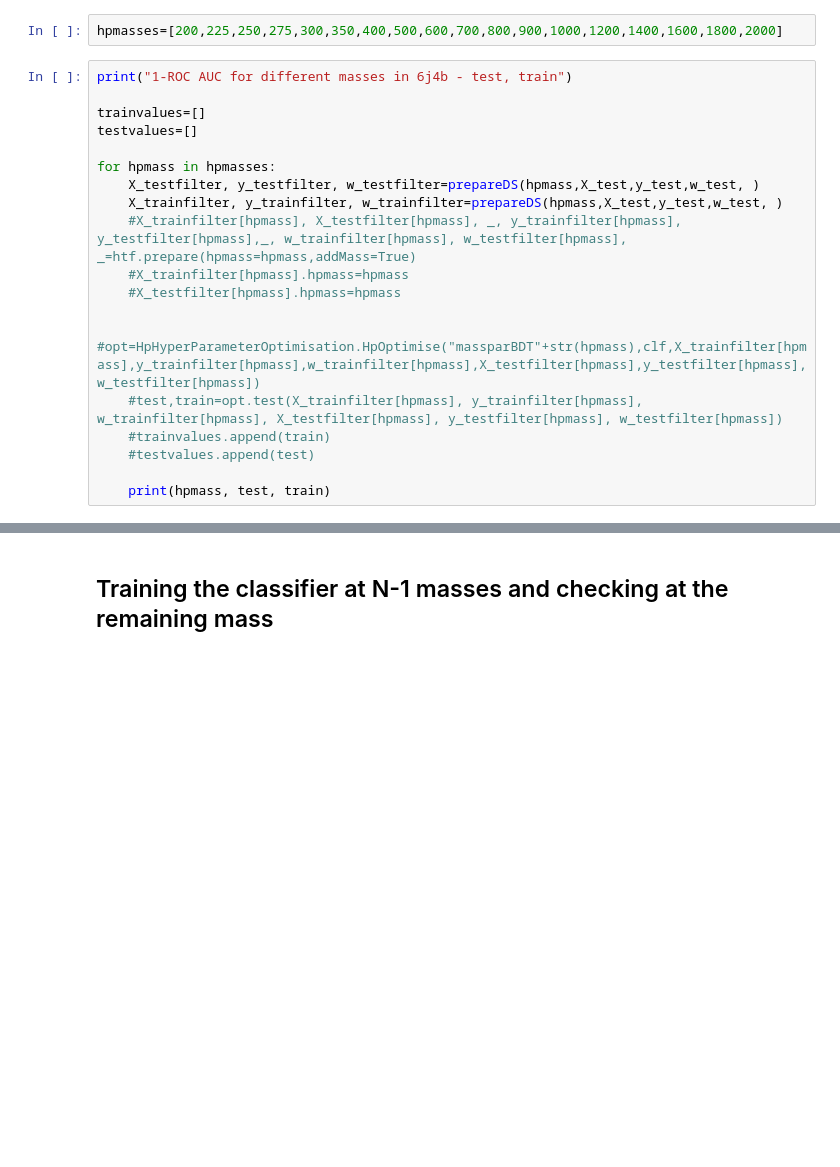
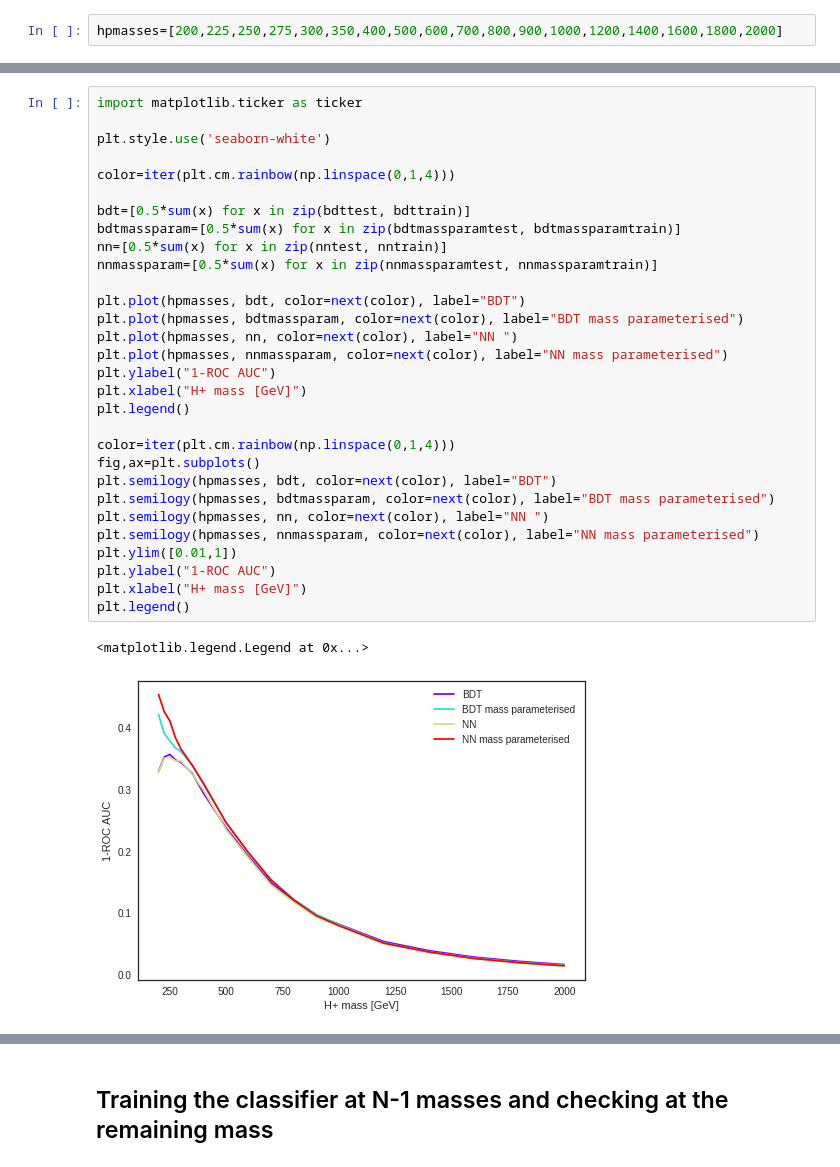
Before and after one commit to asalvadorsalas/HplusML, a Jupyter notebook: MassParameterisedNN.ipynb, the cells around one changed output, grey strips where cells are left out. Drawn from its saved outputs; the diff is of its cells as text; blank space fills up the shorter version.

```diff
--- a/MassParameterisedNN.ipynb
+++ b/MassParameterisedNN.ipynb
@@ -241,21 +266,2 @@ def prepareDS(hpmass,X,y,w,hpmasses):
 # %%
 hpmasses=[200,225,250,275,300,350,400,500,600,700,800,900,1000,1200,1400,1600,1800,2000]
-# %%
-print("1-ROC AUC for different masses in 6j4b - test, train")
-
-trainvalues=[]
-testvalues=[]
-
-for hpmass in hpmasses:
-    X_testfilter, y_testfilter, w_testfilter=prepareDS(hpmass,X_test,y_test,w_test, )
-    X_trainfilter, y_trainfilter, w_trainfilter=prepareDS(hpmass,X_test,y_test,w_test, )
-    #X_trainfilter[hpmass], X_testfilter[hpmass], _, y_trainfilter[hpmass], y_testfilter[hpmass],_, w_trainfilter[hpmass], w_testfilter[hpmass], _=htf.prepare(hpmass=hpmass,addMass=True)
-    #X_trainfilter[hpmass].hpmass=hpmass
-    #X_testfilter[hpmass].hpmass=hpmass
-
-    #opt=HpHyperParameterOptimisation.HpOptimise("massparBDT"+str(hpmass),clf,X_trainfilter[hpmass],y_trainfilter[hpmass],w_trainfilter[hpmass],X_testfilter[hpmass],y_testfilter[hpmass],w_testfilter[hpmass])
-    #test,train=opt.test(X_trainfilter[hpmass], y_trainfilter[hpmass], w_trainfilter[hpmass], X_testfilter[hpmass], y_testfilter[hpmass], w_testfilter[hpmass])
-    #trainvalues.append(train)
-    #testvalues.append(test)
-
-    print(hpmass, test, train)
@@ -316,0 +344,33 @@ Saving plot as  validationcurve_GradientBoostingClassifier_massparBDT800_max_dep
+# %%
+import matplotlib.ticker as ticker
+
+plt.style.use('seaborn-white')
+
+color=iter(plt.cm.rainbow(np.linspace(0,1,4)))
+
+bdt=[0.5*sum(x) for x in zip(bdttest, bdttrain)]
+bdtmassparam=[0.5*sum(x) for x in zip(bdtmassparamtest, bdtmassparamtrain)]
+nn=[0.5*sum(x) for x in zip(nntest, nntrain)]
+nnmassparam=[0.5*sum(x) for x in zip(nnmassparamtest, nnmassparamtrain)]
+
+plt.plot(hpmasses, bdt, color=next(color), label="BDT")
+plt.plot(hpmasses, bdtmassparam, color=next(color), label="BDT mass parameterised")
+plt.plot(hpmasses, nn, color=next(color), label="NN ")
+plt.plot(hpmasses, nnmassparam, color=next(color), label="NN mass parameterised")
+plt.ylabel("1-ROC AUC")
+plt.xlabel("H+ mass [GeV]")
+plt.legend()
+
+color=iter(plt.cm.rainbow(np.linspace(0,1,4)))
+fig,ax=plt.subplots()
+plt.semilogy(hpmasses, bdt, color=next(color), label="BDT")
+plt.semilogy(hpmasses, bdtmassparam, color=next(color), label="BDT mass parameterised")
+plt.semilogy(hpmasses, nn, color=next(color), label="NN ")
+plt.semilogy(hpmasses, nnmassparam, color=next(color), label="NN mass parameterised")
+plt.ylim([0.01,1])
+plt.ylabel("1-ROC AUC")
+plt.xlabel("H+ mass [GeV]")
+plt.legend()
+# %% [output]
+<matplotlib.legend.Legend at 0x...>
+[figure, added]
```
Also changed, not shown: parts of 41 cells of this notebook.
